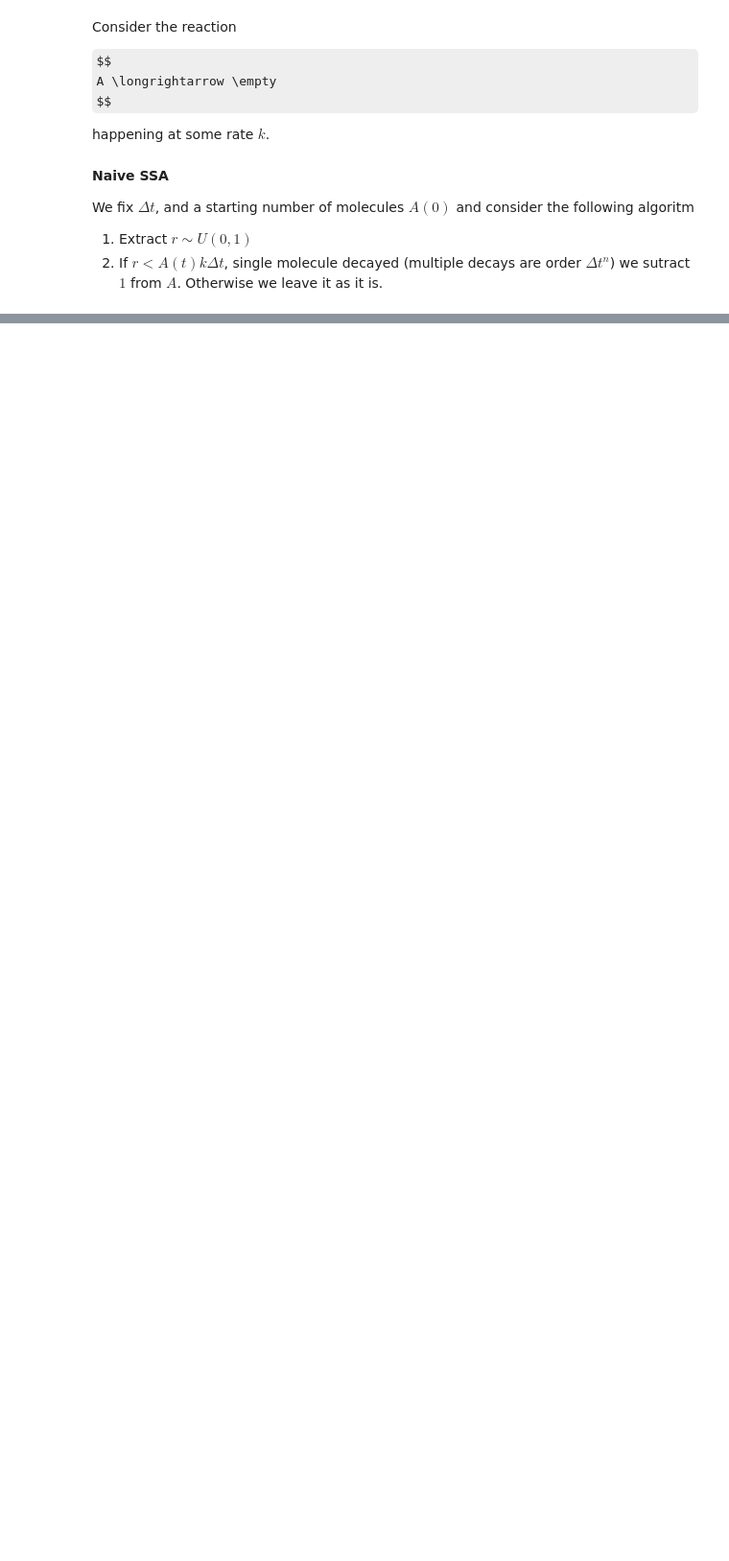
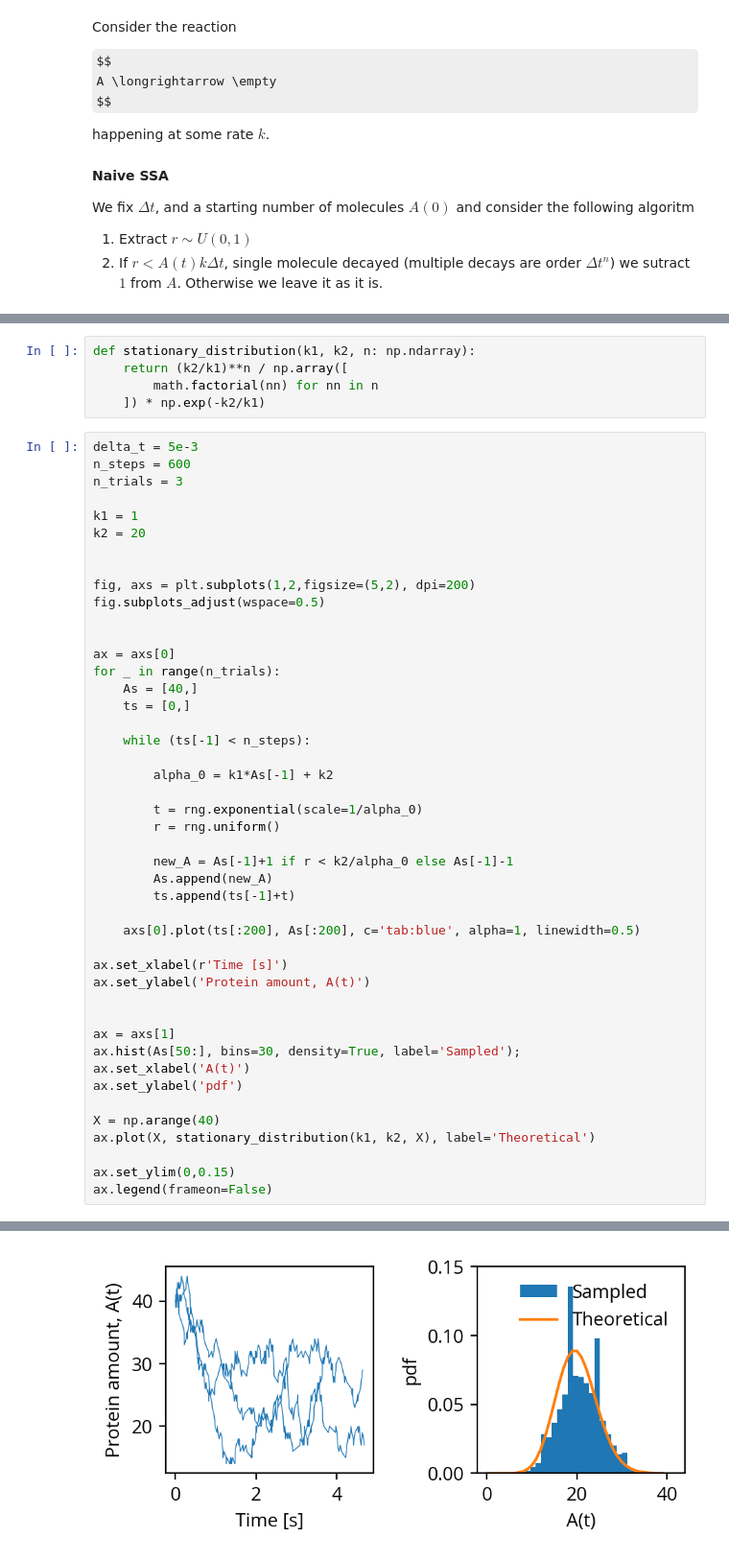
Before and after one commit to janko-petkovic/drawer, a Jupyter notebook: gillespie/notes.ipynb, the cells around one changed output, grey strips where cells are left out. Shown at 96% size. Cells and saved outputs as stored; diff of their text form; some formulas as TeX source; blank space fills up the shorter version.

```diff
--- a/gillespie/notes.ipynb
+++ b/gillespie/notes.ipynb
@@ -94,0 +147,51 @@ plt.hist(plot_data, bins=30)
+# %%
+def stationary_distribution(k1, k2, n: np.ndarray):
+    return (k2/k1)**n / np.array([
+        math.factorial(nn) for nn in n
+    ]) * np.exp(-k2/k1)
+# %%
+delta_t = 5e-3
+n_steps = 600
+n_trials = 3
+
+k1 = 1
+k2 = 20
+
+
+fig, axs = plt.subplots(1,2,figsize=(5,2), dpi=200)
+fig.subplots_adjust(wspace=0.5)
+
+
+ax = axs[0]
+for _ in range(n_trials):
+    As = [40,]
+    ts = [0,]
+
+    while (ts[-1] < n_steps):
+
+        alpha_0 = k1*As[-1] + k2
+
+        t = rng.exponential(scale=1/alpha_0)
+        r = rng.uniform()
+
+        new_A = As[-1]+1 if r < k2/alpha_0 else As[-1]-1
+        As.append(new_A)
+        ts.append(ts[-1]+t)
+
+    axs[0].plot(ts[:200], As[:200], c='tab:blue', alpha=1, linewidth=0.5)
+
+ax.set_xlabel(r'Time [s]')
+ax.set_ylabel('Protein amount, A(t)')
+
+
+ax = axs[1]
+ax.hist(As[50:], bins=30, density=True, label='Sampled');
+ax.set_xlabel('A(t)')
+ax.set_ylabel('pdf')
+
+X = np.arange(40)
+ax.plot(X, stationary_distribution(k1, k2, X), label='Theoretical')
+
+ax.set_ylim(0,0.15)
+ax.legend(frameon=False)
+# %% [output]
@@ -94,0 +199 @@ plt.hist(plot_data, bins=30)
+[figure, added]
```
Also changed, not shown: parts of 17 cells of this notebook, 2 other files.
